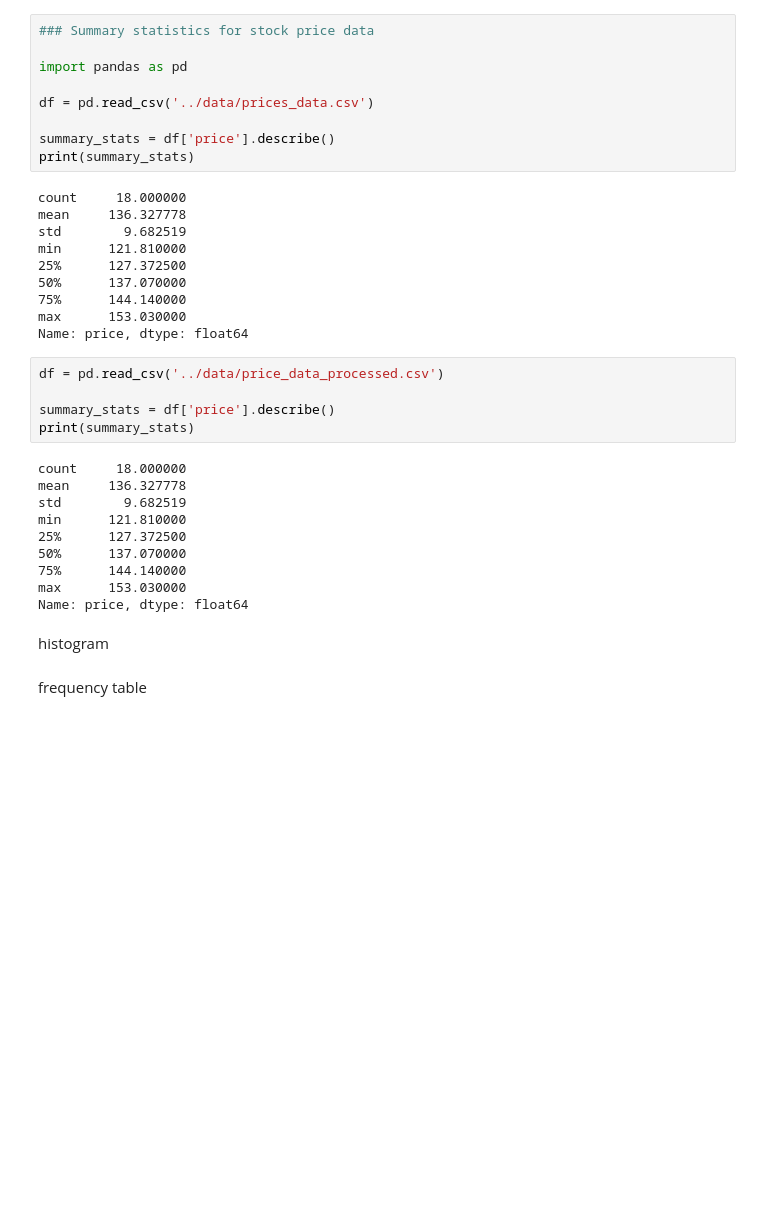
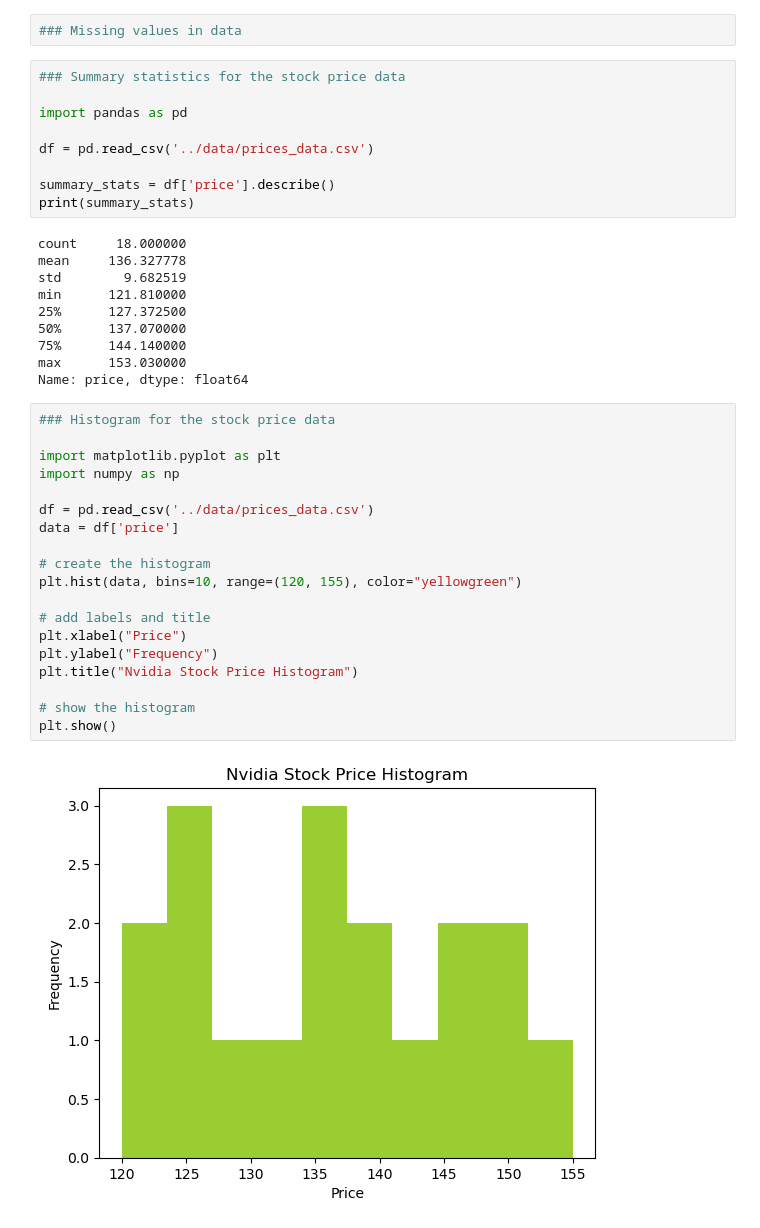
Before and after one commit to wdgstl/MarketSentimentAnalysis, a Jupyter notebook: scripts/data_appendix_script.ipynb, the cells around one changed output. Drawn from its saved outputs; the diff is of its cells as text; blank space fills up the shorter version.

Commit message:
Added to the data appendix scripts and fixed a small bug in EDA

```diff
--- a/scripts/data_appendix_script.ipynb
+++ b/scripts/data_appendix_script.ipynb
@@ -5,5 +1,7 @@ summary stat
+# %%
+### Missing values in data
 # %%
-### Summary statistics for stock price data
+### Summary statistics for the stock price data
 
 import pandas as pd
 
@@ -21,22 +19,24 @@ min      121.810000
 75%      144.140000
 max      153.030000
 Name: price, dtype: float64
-# %%
-df = pd.read_csv('../data/price_data_processed.csv')
-
-summary_stats = df['price'].describe()
-print(summary_stats)
-# %% [output]
-count     18.000000
-mean     136.327778
-std        9.682519
-min      121.810000
-25%      127.372500
-50%      137.070000
-75%      144.140000
-max      153.030000
-Name: price, dtype: float64
-# %% [markdown]
-histogram
-# %% [markdown]
-frequency table
+# %%
+### Histogram for the stock price data
+
+import matplotlib.pyplot as plt
+import numpy as np
+
+df = pd.read_csv('../data/prices_data.csv')
+data = df['price']
+
+# create the histogram
+plt.hist(data, bins=10, range=(120, 155), color="yellowgreen")
+
+# add labels and title
+plt.xlabel("Price")
+plt.ylabel("Frequency")
+plt.title("Nvidia Stock Price Histogram")
+
+# show the histogram
+plt.show()
+# %% [output]
+[figure, added]
```
Also changed, not shown: parts of 4 cells of this notebook, 1 other file.
